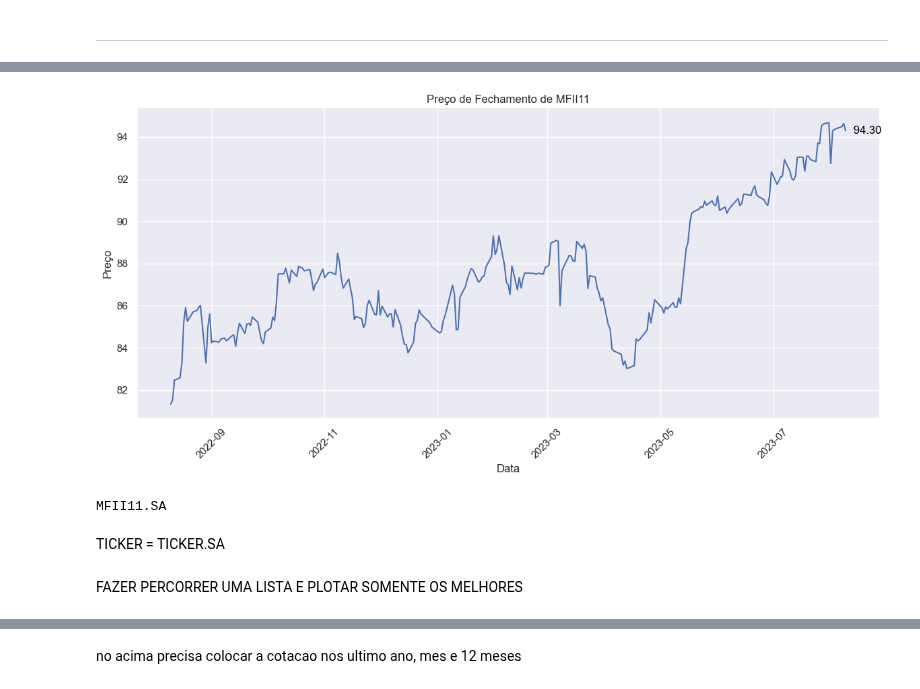
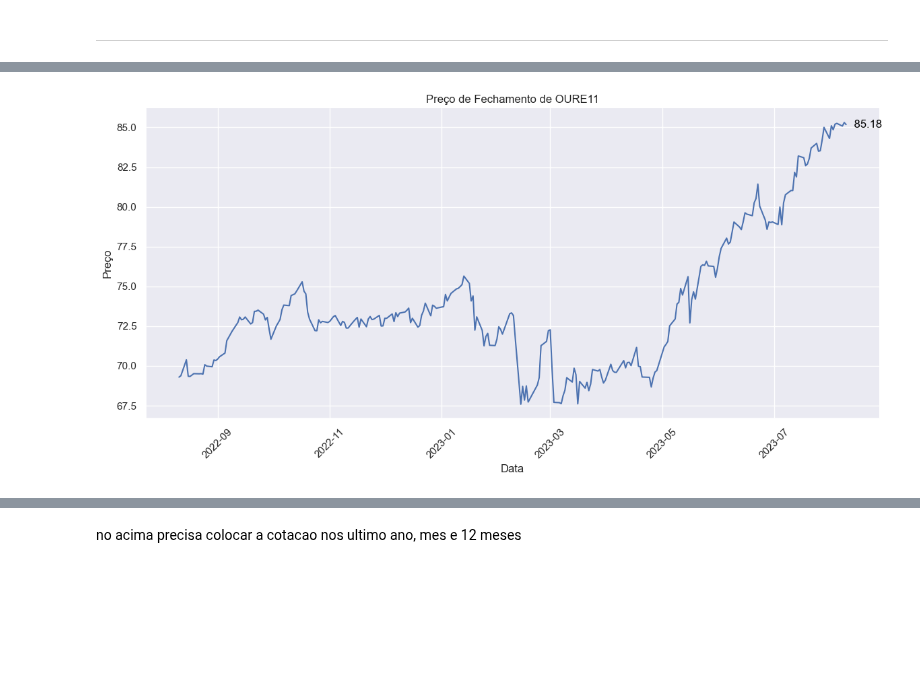
Before and after one commit to Riguini/Fundos-imobiliarios-FIIS-, a Jupyter notebook: FIIS.ipynb, the cells around one changed output, grey strips where cells are left out. Drawn from its saved outputs; the diff is of its cells as text; code cells hidden in the pictures; blank space fills up the shorter version.

```diff
--- a/FIIS.ipynb
+++ b/FIIS.ipynb
@@ -661,0 +657,4 @@ ___
+# %%
+df_f_hibrido = df[(df['Tipo'] == 'HIBRIDO') & (df['P/VP'] <= 1)  & (df['P/VPA'] <= 1)]
+df_f_hibrido = df_f_hibrido.sort_values(by='Dividend Yield', ascending=False)
+df_f_hibrido.head(10)
@@ -662,51 +667,33 @@ ___
+# %%
+hibrido_maior_dividendo = df_f_hibrido.nlargest(1, 'Dividend Yield')
+ticker_f_hibrido = hibrido_maior_dividendo['Fundos'].values[0]
+ticker_f_hibrido_completo = ticker_f_hibrido + '.SA'
 # %%
-
 sns.set_theme(style="darkgrid")
 data_atual = datetime.date.today()
 um_ano_atras = data_atual - datetime.timedelta(days=365)
 start_date = um_ano_atras.strftime('%Y-%m-%d')
 end_date = data_atual.strftime('%Y-%m-%d')
 
 
-ticker_f_desenvolvimento_completo = ticker_f_desenvolvimento + '.SA'
-fund = yf.Ticker(ticker_f_desenvolvimento_completo)
+
+fund = yf.Ticker(ticker_f_hibrido_completo)
 historical_data = fund.history(start=start_date, end=end_date)
 preco_atual = historical_data.iloc[-1]['Close']
 
 plt.figure(figsize=(12, 6))
 plt.plot(historical_data.index, historical_data['Close'], marker='', linestyle='-', color='b', label='Preço de Fechamento')
 
 plt.annotate(f' {preco_atual:.2f}', xy=(historical_data.index[-1], preco_atual),
              xytext=(5, 0), textcoords='offset points', va='center', color='black')
 
-plt.title(f"Preço de Fechamento de {ticker_f_desenvolvimento}")
+plt.title(f"Preço de Fechamento de {ticker_f_hibrido}")
 plt.xlabel("Data")
 plt.ylabel("Preço")
 plt.xticks(rotation=45)
 
 sns.despine()
 plt.tight_layout()
 plt.show()
 # %% [output]
-[figure, old version]
+[figure, new version]
-# %%
-# Filtrar as linhas onde o Tipo é "FUNDO DE DESENVOLVIMENTO"
-fundos_desenvolvimento = df[df['Tipo'] == 'FUNDO DE DESENVOLVIMENTO']
-
-# Ordenar os fundos por último dividendo em ordem decrescente e pegar o primeiro
-fundo_maior_dividendo = fundos_desenvolvimento.nlargest(1, 'Ultimo Dividendo(R$)')
-
-# Obter o valor da coluna 'Fundos' do fundo com o maior último dividendo
-ticker_f_desenvolvimento = fundo_maior_dividendo['Fundos'].values[0]
-
-# Adicionar o complemento '.SA'
-ticker_f_desenvolvimento_completo = ticker_f_desenvolvimento + '.SA'
-
-print(ticker_f_desenvolvimento_completo)
-# %% [output]
-MFII11.SA
-# %% [markdown]
-TICKER =
-TICKER.SA
-# %% [markdown]
-FAZER PERCORRER UMA LISTA E PLOTAR SOMENTE OS MELHORES
```
Also changed, not shown: parts of 70 cells of this notebook.
